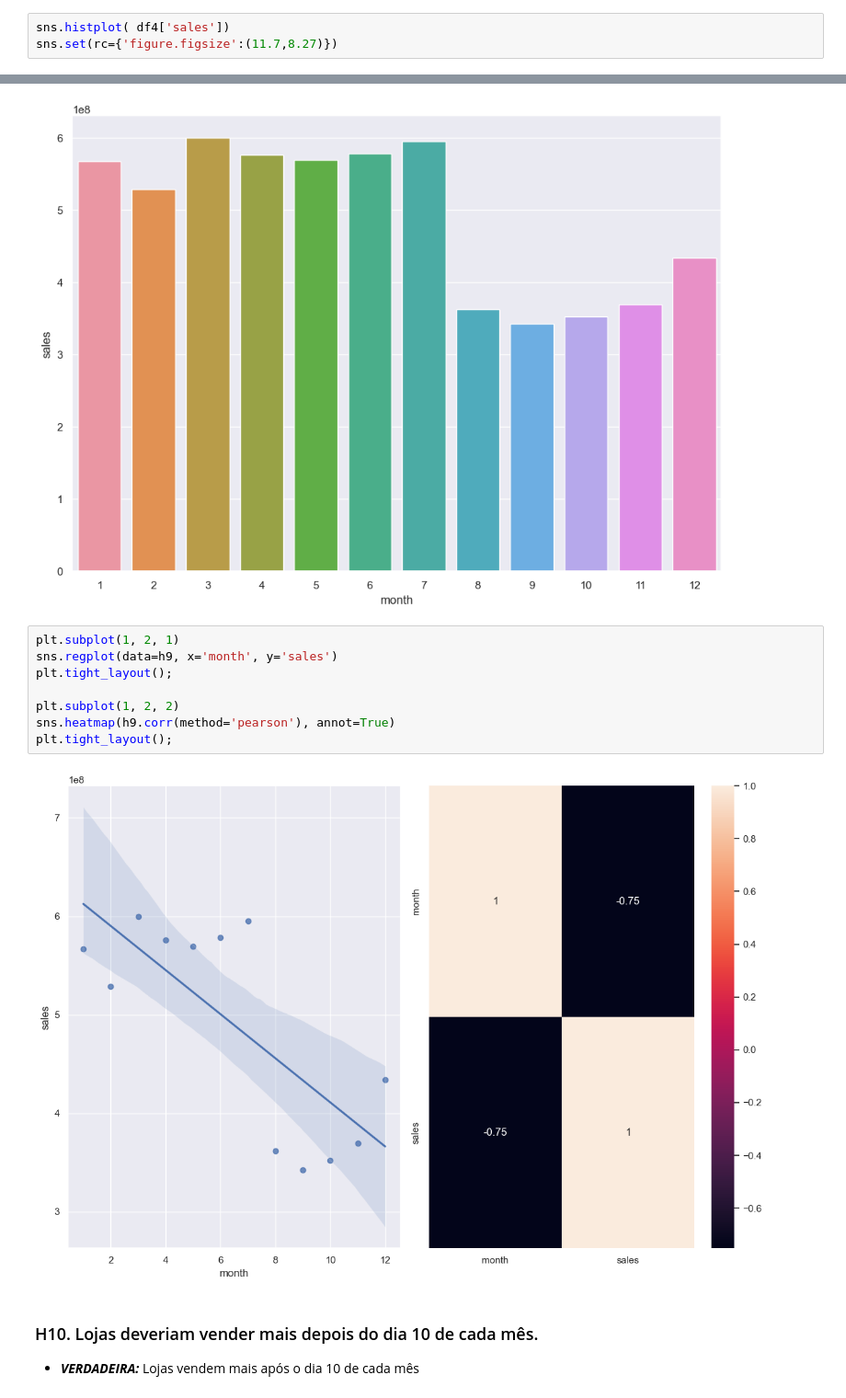
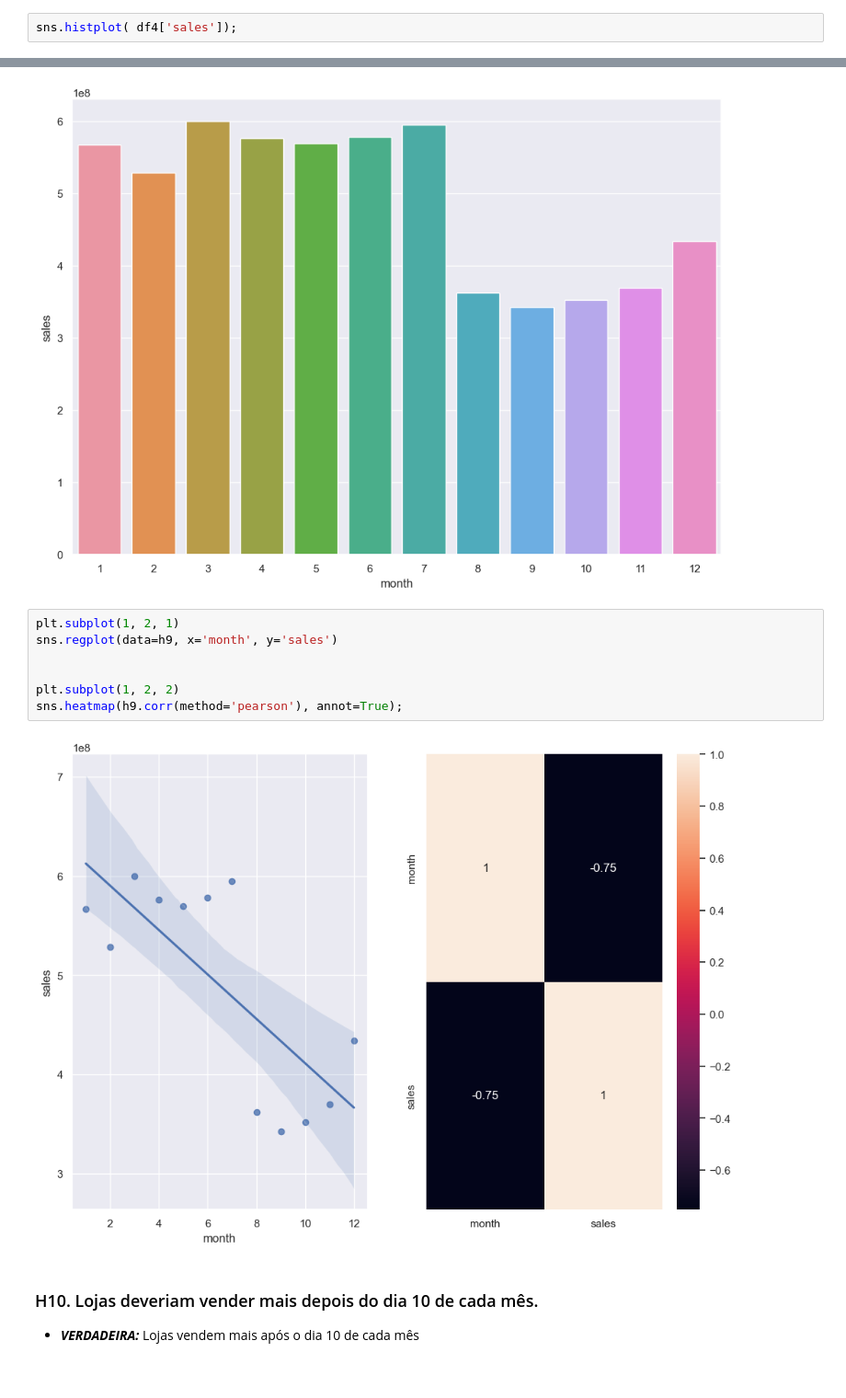
Before and after one commit to andersonrenatobonif/store_sales_predicition, a Jupyter notebook: v01_store_sales_prediction.ipynb, the cells around one changed output, grey strips where cells are left out. Shown at 92% size. Cells and saved outputs as stored; diff of their text form.

```diff
--- a/v01_store_sales_prediction.ipynb
+++ b/v01_store_sales_prediction.ipynb
@@ -385,5 +418,4 @@ df4 = df3.copy()
 # %% [markdown]
 ### 4.1.1 Response Variable
 # %%
-sns.histplot( df4['sales'])
-sns.set(rc={'figure.figsize':(11.7,8.27)})
+sns.histplot( df4['sales']);
@@ -640,13 +642,12 @@ sns.barplot(data=h9, x='month', y='sales');
 # %%
 plt.subplot(1, 2, 1)
 sns.regplot(data=h9, x='month', y='sales')
-plt.tight_layout();
+
 
 plt.subplot(1, 2, 2)
-sns.heatmap(h9.corr(method='pearson'), annot=True)
-plt.tight_layout();
+sns.heatmap(h9.corr(method='pearson'), annot=True);
 # %% [output]
-[figure, old version]
+[figure, new version]
 # %% [markdown]
 ### H10. Lojas deveriam vender mais depois do dia 10 de cada mês.
 
```
Also changed, not shown: parts of 27 cells of this notebook.
